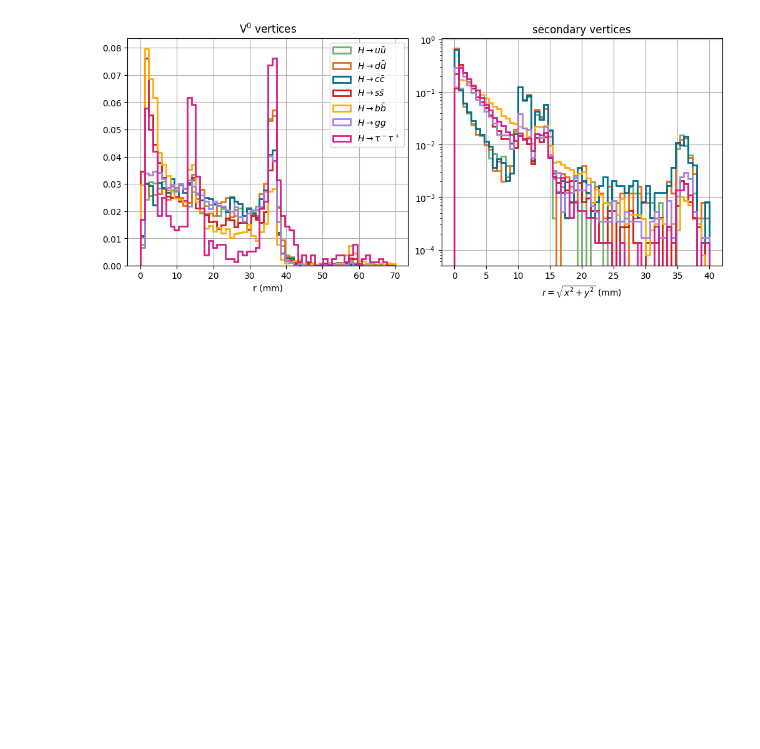
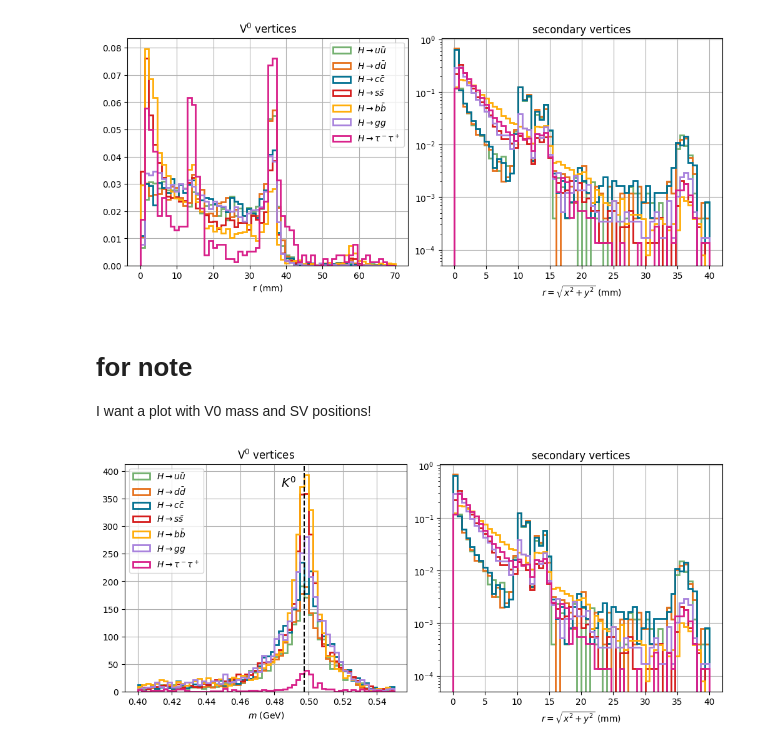
Before and after one commit to saracreates/TaggingResults, a Jupyter notebook: Hbb-vertices.ipynb, the cells around one changed output. Drawn from its saved outputs; the diff is of its cells as text; code cells hidden in the pictures; blank space fills up the shorter version.

```diff
--- a/Hbb-vertices.ipynb
+++ b/Hbb-vertices.ipynb
@@ -355,2 +355,44 @@ pos_V_info(save=True)
 # %% [output]
 [figure]
+# %% [markdown]
+# for note
+
+I want a plot with V0 mass and SV positions!
+# %%
+def joint_plot(save=False):
+    fig, ax = plt.subplots(1, 2, figsize=(10, 4.5), constrained_layout=True)
+    labels = [r'$ H \rightarrow u \bar{u}$', r'$ H \rightarrow d \bar{d}$', r'$ H \rightarrow c \bar{c}$', r'$ H \rightarrow s \bar{s}$', r'$ H \rightarrow b \bar{b}$', r'$ H \rightarrow g g$', r'$ H \rightarrow \tau^- \tau^+$']
+
+    pid_color = "black"
+    bins= 60
+
+    text_offset = 0.05
+
+
+    # V0
+    for i, h in enumerate(dic.keys()):
+        ax[0].hist(dic_V0[h]["M"], bins=bins, histtype='step', linewidth=2.0, range=[0.4, 0.55], label=labels[i])
+    ax[0].set_title(r"V$^0$ vertices")
+    ax[0].grid()
+    ax[0].set_xlabel("$m$ (GeV)")
+    ax[0].axvline(0.4976 , color=pid_color, linestyle="--")
+    ax[0].text(0.4976- 0.005, ax[0].get_ylim()[1] * 0.9, r"$K^0$", color=pid_color, ha='right', fontsize=14)
+    ax[0].legend(loc='upper left')
+
+    # SV
+    for i, k in enumerate(dic.keys()):
+        r2 = np.sqrt(dic_SV[k]["x"]**2 + dic_SV[k]["y"]**2)
+        ax[1].hist(r2, bins=bins, histtype='step', linewidth=2.0, range=[0, 40], density=True)
+        ax[1].set_yscale("log")
+    ax[1].set_title("secondary vertices")
+    ax[1].set_xlabel(r"$r = \sqrt{x^2 + y^2}$ (mm)")
+    ax[1].grid()
+    #ax[1].legend(loc="upper right")
+
+    if save:
+        plt.savefig('./plots-for-FCC-note/fullSimCLD-Vinfo_joined.pdf')
+    plt.show()
+# %%
+joint_plot(save=False)
+# %% [output]
+[figure, added]
```
Also changed, not shown: parts of 1 cell of this notebook, 5 other files.
